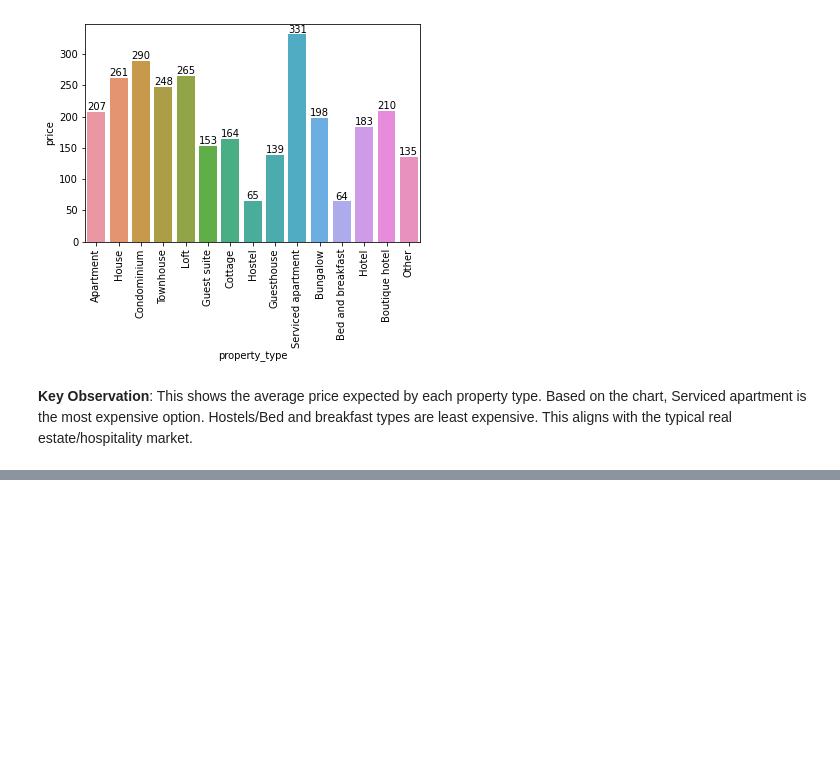
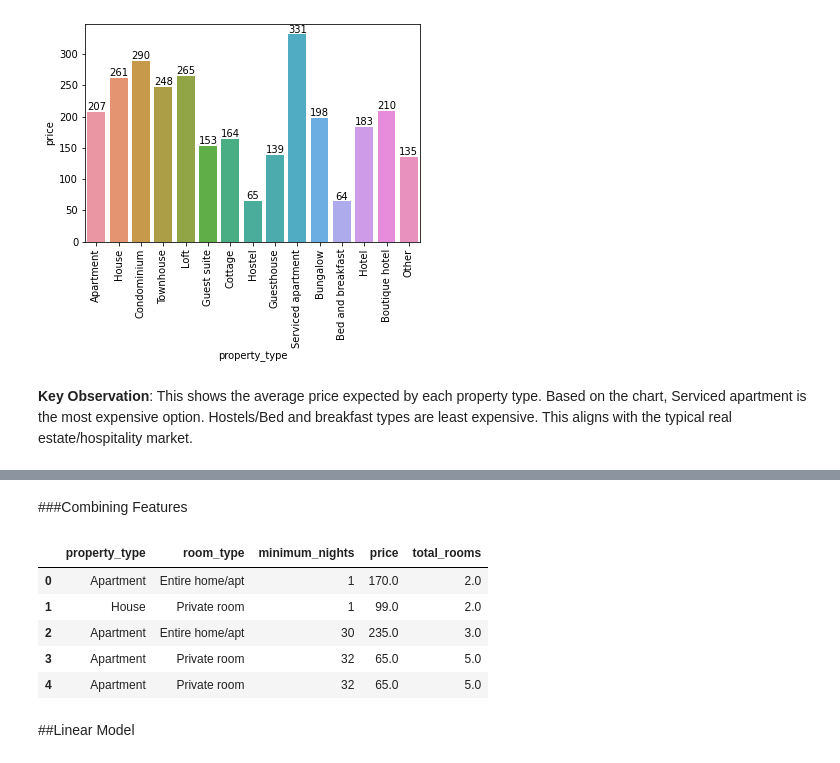
Before and after one commit to kzengg/Project-2, a Jupyter notebook: Project_2.ipynb, the cells around one changed output, grey strips where cells are left out. Saved outputs shown, nothing was run; the diff lists cells and outputs as text; code cells hidden in the pictures; blank space fills up the shorter version.

```diff
--- a/Project_2.ipynb
+++ b/Project_2.ipynb
@@ -230,0 +308,16 @@ plt.show()
+# %% [markdown]
+###Combining Features
+# %%
+df_copy = df.copy()
+# %%
+#reduce the room features to total rooms (combining two features)
+df_copy['total_rooms'] = df_copy['bathrooms'] + df_copy['bedrooms']
+df_copy.drop(columns = ['bathrooms','bedrooms'], inplace = True)
+df_copy.head()
+# %% [output]
+|  | property_type | room_type | minimum_nights | price | total_rooms |
+| 0 | Apartment | Entire home/apt | 1 | 170.0 | 2.0 |
+| 1 | House | Private room | 1 | 99.0 | 2.0 |
+| 2 | Apartment | Entire home/apt | 30 | 235.0 | 3.0 |
+| 3 | Apartment | Private room | 32 | 65.0 | 5.0 |
+| 4 | Apartment | Private room | 32 | 65.0 | 5.0 |
@@ -230,0 +330,2 @@ plt.show()
+# %% [markdown]
+##Linear Model
```
Also changed, not shown: parts of 73 cells of this notebook.
